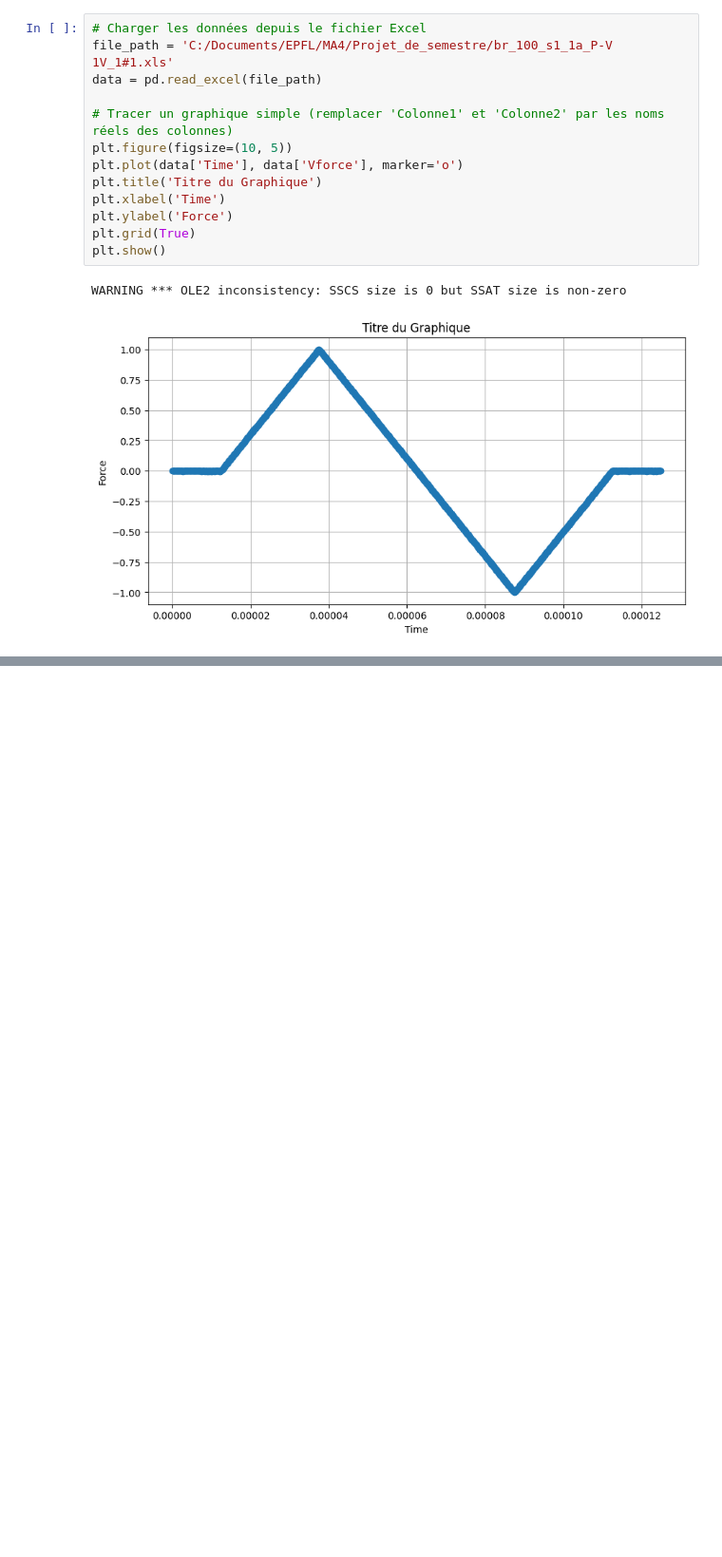
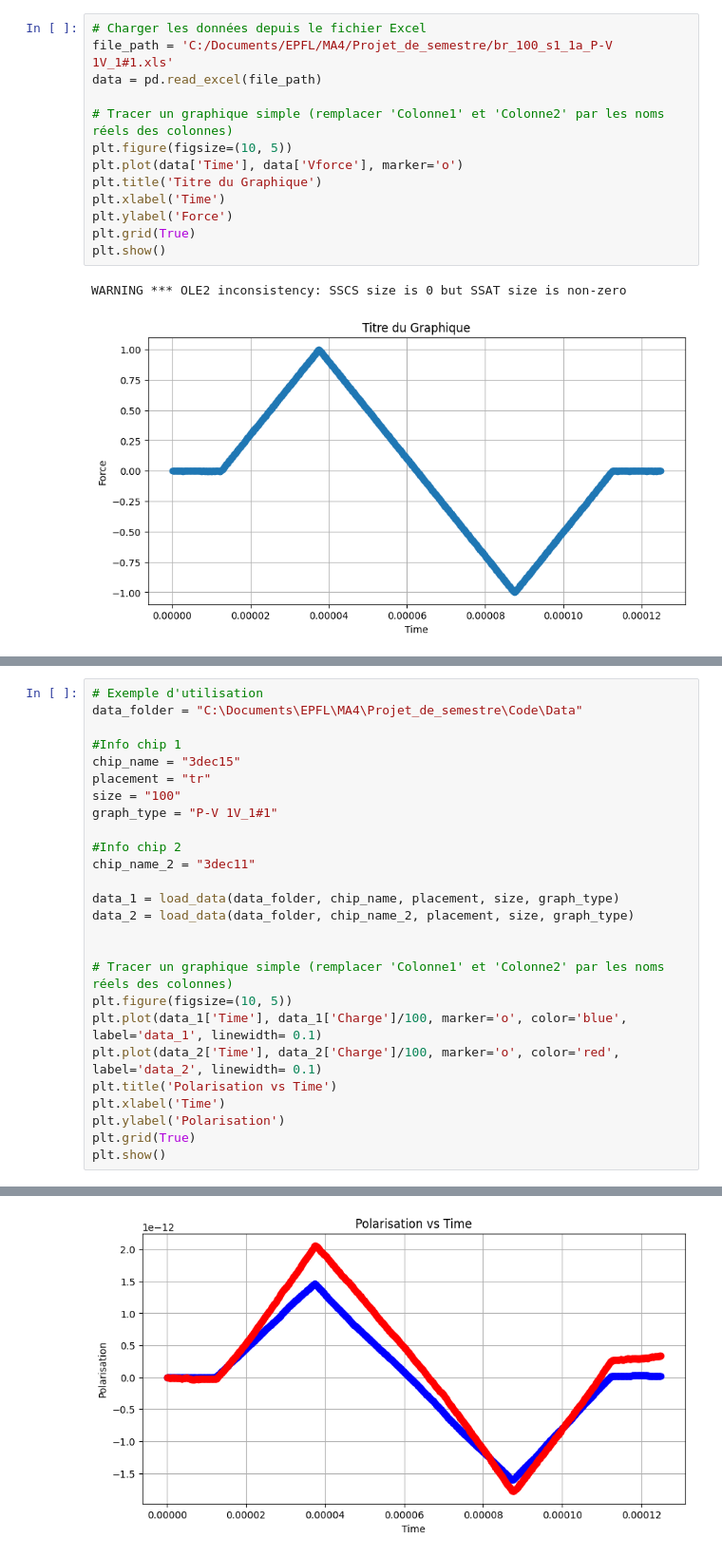
Before and after one commit to Oceane1104/Semester-project, a Jupyter notebook: Code_Thegood.ipynb, the cells around one changed output, grey strips where cells are left out. Shown at 95% size. Saved outputs shown, nothing was run; the diff lists cells and outputs as text; blank space fills up the shorter version.

```diff
--- a/Code_Thegood.ipynb
+++ b/Code_Thegood.ipynb
@@ -19,0 +118,27 @@ WARNING *** OLE2 inconsistency: SSCS size is 0 but SSAT size is non-zero
+# %%
+# Exemple d'utilisation
+data_folder = "C:\Documents\EPFL\MA4\Projet_de_semestre\Code\Data"
+
+#Info chip 1
+chip_name = "3dec15"
+placement = "tr"
+size = "100"
+graph_type = "P-V 1V_1#1"
+
+#Info chip 2
+chip_name_2 = "3dec11"
+
+data_1 = load_data(data_folder, chip_name, placement, size, graph_type)
+data_2 = load_data(data_folder, chip_name_2, placement, size, graph_type)
+
+
+# Tracer un graphique simple (remplacer 'Colonne1' et 'Colonne2' par les noms réels des colonnes)
+plt.figure(figsize=(10, 5))
+plt.plot(data_1['Time'], data_1['Charge']/100, marker='o', color='blue', label='data_1', linewidth= 0.1)
+plt.plot(data_2['Time'], data_2['Charge']/100, marker='o', color='red', label='data_2', linewidth= 0.1)
+plt.title('Polarisation vs Time')
+plt.xlabel('Time')
+plt.ylabel('Polarisation')
+plt.grid(True)
+plt.show()
+# %% [output]
@@ -19,0 +150 @@ WARNING *** OLE2 inconsistency: SSCS size is 0 but SSAT size is non-zero
+[figure, added]
```
Also changed, not shown: parts of 7 cells of this notebook, 1 other file.
